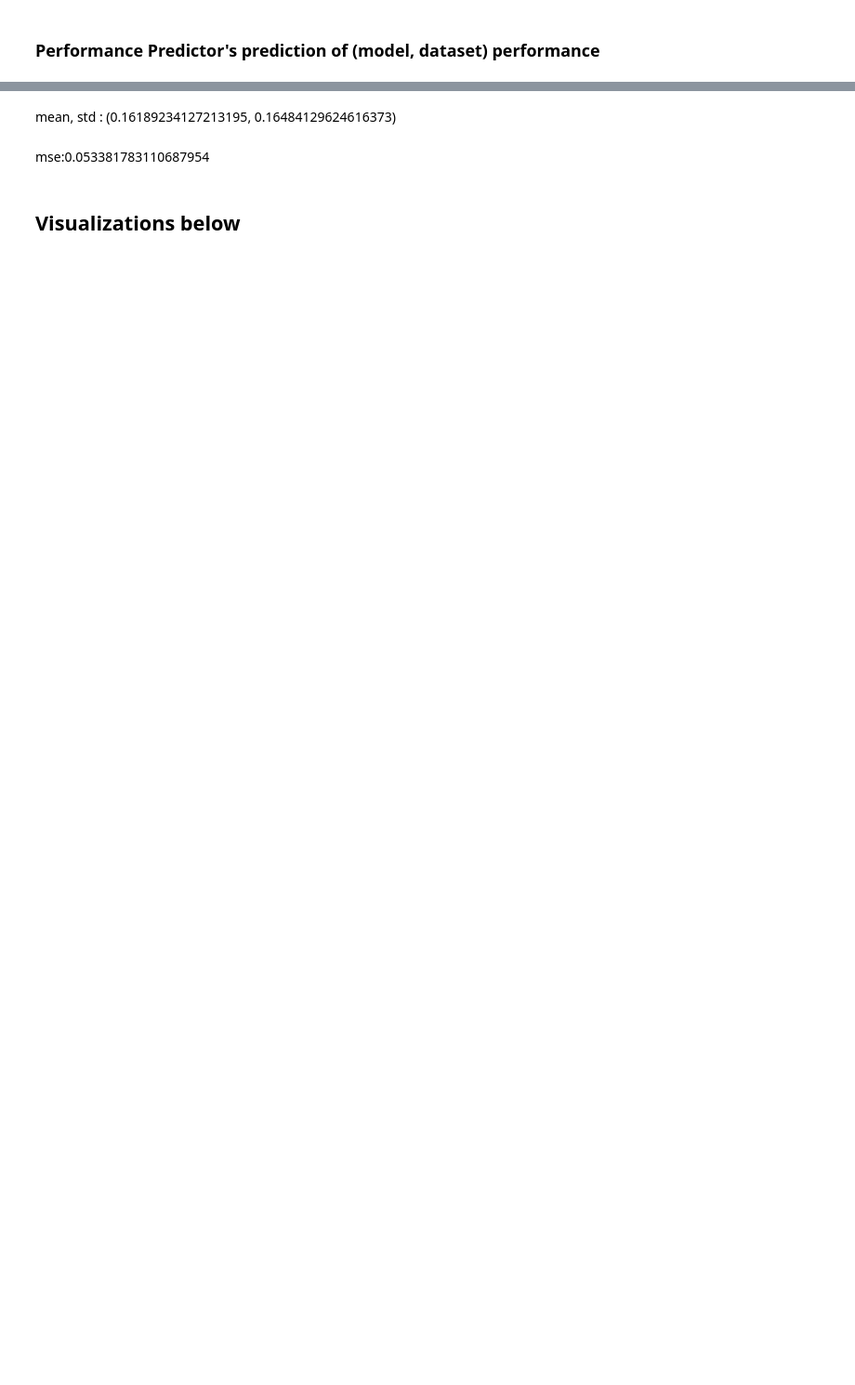
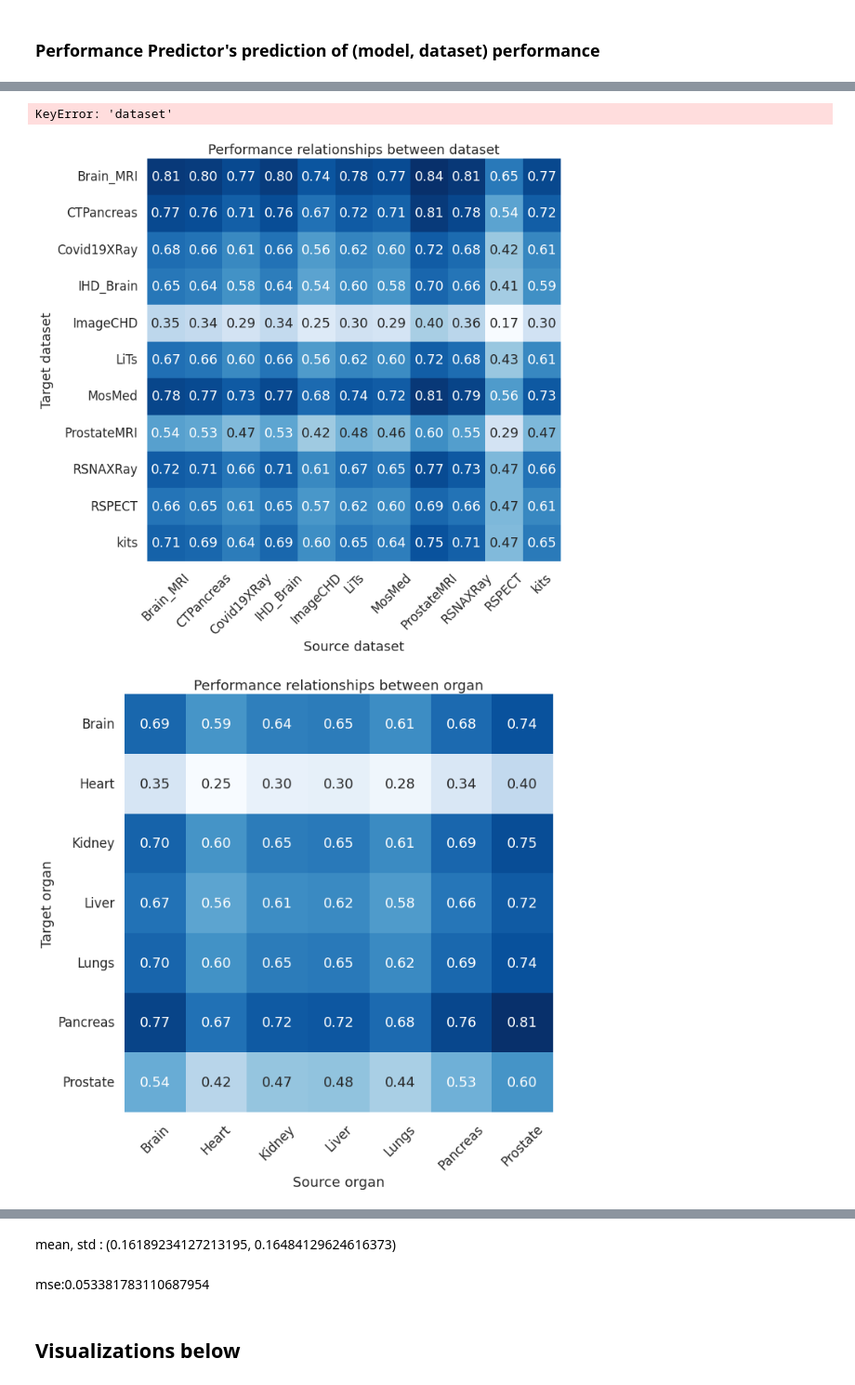
Before and after one commit to shikhar-srivastava/TANS, a Jupyter notebook: viz.ipynb, the cells around one changed output, grey strips where cells are left out. Shown at 93% size. Cells and saved outputs as stored; diff of their text form; code cells hidden in the pictures; blank space fills up the shorter version.

```diff
--- a/viz.ipynb
+++ b/viz.ipynb
@@ -383,0 +430,3 @@ mean, std
+# %%
+for dataset, value in contents:
+    print(dataset, len(value))
@@ -383,0 +514,3 @@ mean, std
+# %%
+print(mean, std)
+df_pred = d_m[['target_dataset', 'pred_f1', 'model', 'f1', 'model']]
@@ -383,0 +535,12 @@ mean, std
+# %%
+predicted_data_model = list()
+for index, row in df_pred.iterrows():
+    store = {}
+    for key, value in row.to_dict().items():
+        store[key] = value
+    for key, value in DATASET_ATTR[row['dataset']].items():
+        store['source_'+key] = value
+    for key, value in DATASET_ATTR[row['target_dataset']].items():
+        store['target_'+key] = value
+    predicted_data_model.append(store)
+d_d = pd.DataFrame(predicted_data_model)
@@ -383,0 +563,31 @@ mean, std
+# %%
+#
+# use multiindex of fil dataframe to plot heatmap between source and target
+import seaborn as sns
+import matplotlib.pyplot as plt
+
+def plot_heatmap(fil, title = '', x_label = '', y_label = '', cmap = 'Blues'):
+    fig, ax = plt.subplots(figsize=(10,10))
+    ax = sns.heatmap(fil, cmap = cmap, annot = True, fmt = '.2f', cbar = False)
+    ax.set_title(title)
+    # rotate lables to fit
+    plt.xticks(rotation=45)
+    plt.yticks(rotation=0)
+    ax.set_xlabel(x_label)
+    ax.set_ylabel(y_label)
+    plt.show()
+
+def get_bucket(d_d, bucket = 'organ'):
+    if bucket == 'dataset':
+        return d_d.groupby(['dataset','target_dataset'])['pred_f1'].mean()
+    return d_d.groupby([f'source_{bucket}', f'target_{bucket}'])['pred_f1'].mean()
+# %%
+get_bucket(d_d, bucket='dataset').unstack()
+# %% [output]
+KeyError: 'dataset'
+# %%
+for bucket in ['dataset','organ', 'pathologies', 'size', 'modality']:
+    plot_heatmap(get_bucket(d_d, bucket).unstack(), title = f'Performance relationships between {bucket}', x_label = f'Source {bucket}', y_label = f'Target {bucket}')
+# %% [output]
+[figure, added]
+[figure, added]
```
Also changed, not shown: parts of 85 cells of this notebook, 24 other files.
